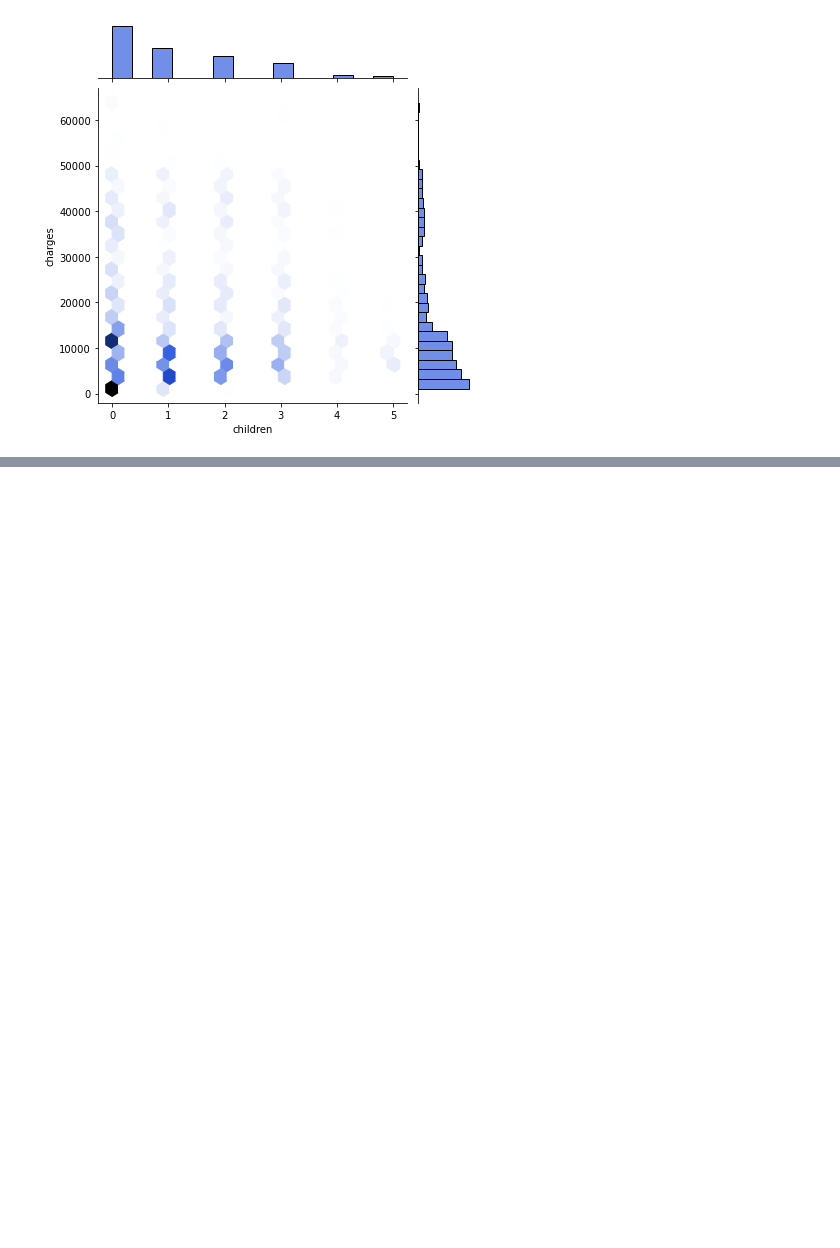
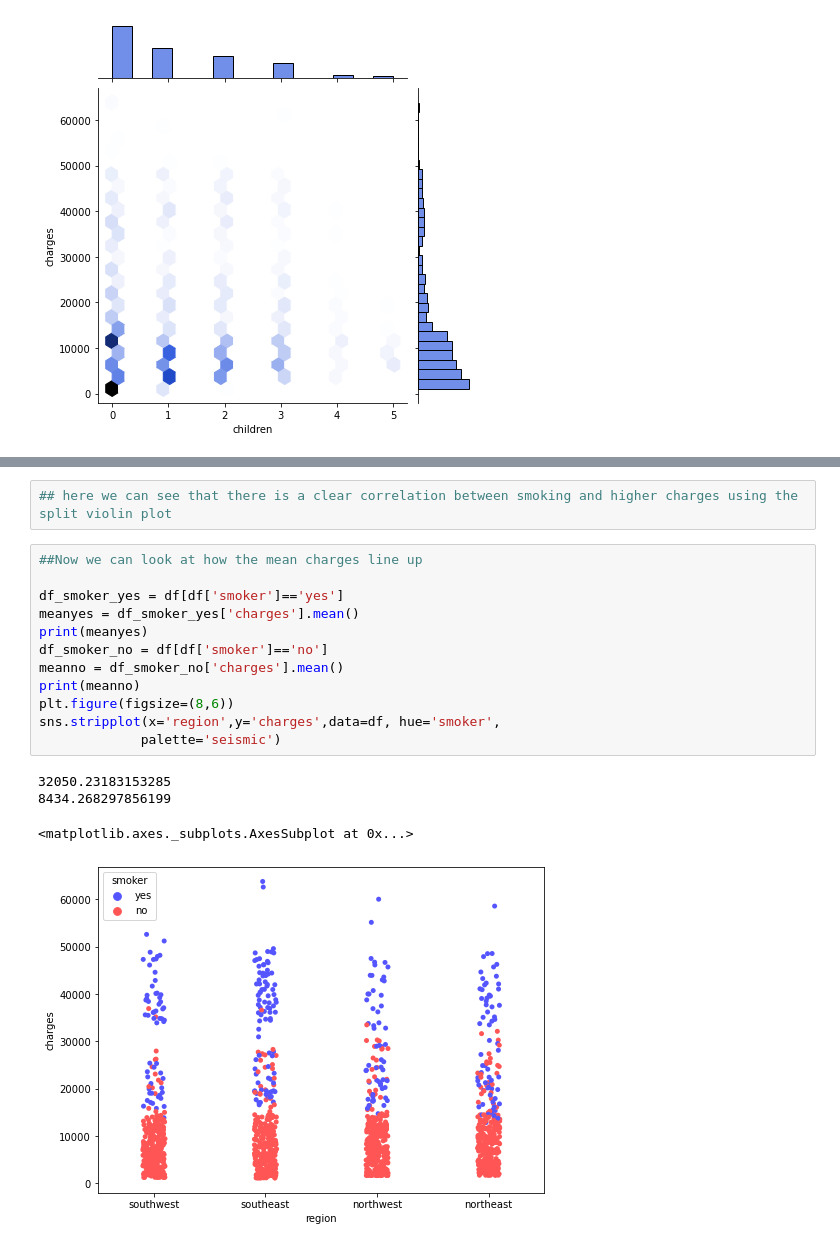
Before and after one commit to data301-2020-winter1/course-project-group_6024, a Jupyter notebook: analysis/Zach/milestone2.ipynb, the cells around one changed output, grey strips where cells are left out. Cells and saved outputs as stored; diff of their text form; blank space fills up the shorter version.

```diff
--- a/analysis/Zach/milestone2.ipynb
+++ b/analysis/Zach/milestone2.ipynb
@@ -102,0 +140,19 @@ sns.jointplot(data=df, y='charges', x='children', kind = 'hex', color = 'royalbl
+# %%
+## here we can see that there is a clear correlation between smoking and higher charges using the split violin plot
+# %%
+##Now we can look at how the mean charges line up
+
+df_smoker_yes = df[df['smoker']=='yes']
+meanyes = df_smoker_yes['charges'].mean()
+print(meanyes)
+df_smoker_no = df[df['smoker']=='no']
+meanno = df_smoker_no['charges'].mean()
+print(meanno)
+plt.figure(figsize=(8,6))
+sns.stripplot(x='region',y='charges',data=df, hue='smoker',
+             palette='seismic')
+# %% [output]
+32050.23183153285
+8434.268297856199
+<matplotlib.axes._subplots.AxesSubplot at 0x...>
+[figure, added]
```
Also changed, not shown: parts of 10 cells of this notebook, 1 other file.
